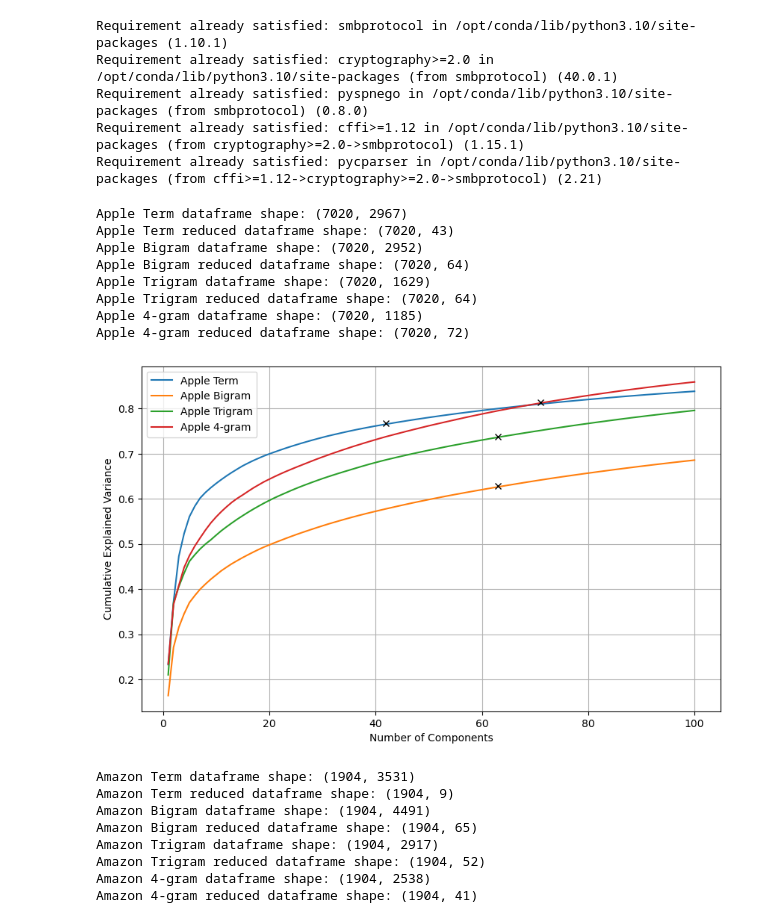
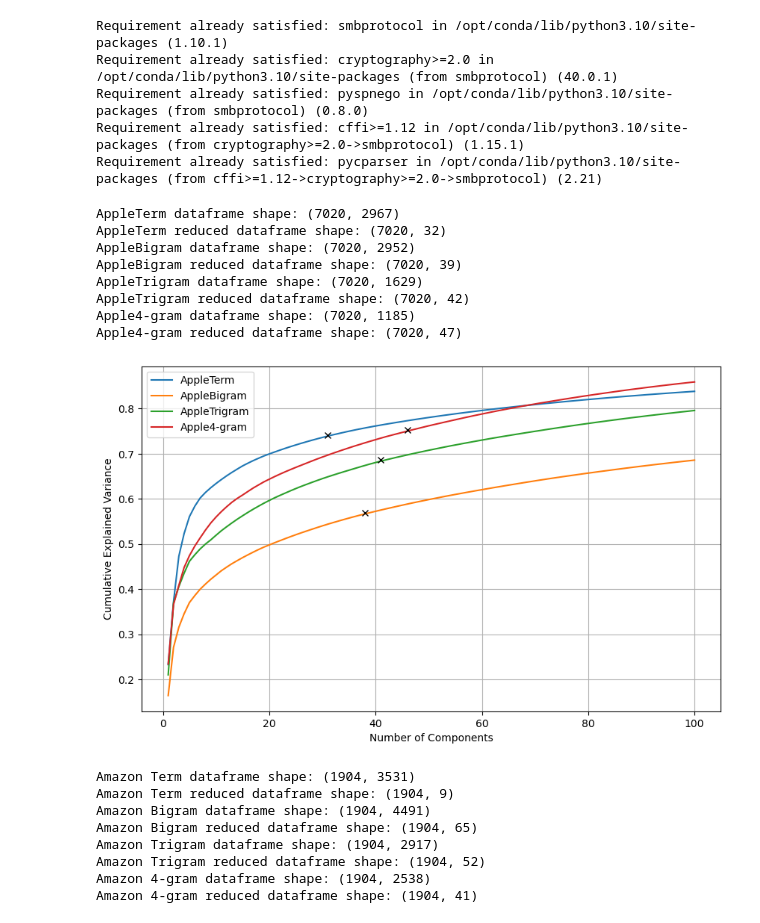
Before and after one commit to Matin-M/DTM-Predictor, a Jupyter notebook: Preprocessing/dimentionality_reduction.ipynb, the cells around one changed output. Cells and saved outputs as stored; diff of their text form; code cells hidden in the pictures.

```diff
--- a/Preprocessing/dimentionality_reduction.ipynb
+++ b/Preprocessing/dimentionality_reduction.ipynb
@@ -105,17 +105,17 @@ def plot_explained_variance(dataframes, titles, n_components=100, threshold=0.01
     plt.show()
 # %%
 # Plot the explained variance for the term, bigram, trigram and 4 gram dataframes for both amazon and apple
-plot_explained_variance([apple_term_df, apple_bigram_df, apple_trigram_df, apple_4gram_df], ['Apple Term', 'Apple Bigram', 'Apple Trigram', 'Apple 4-gram'], threshold=0.002)
+plot_explained_variance([apple_term_df, apple_bigram_df, apple_trigram_df, apple_4gram_df], ['AppleTerm', 'AppleBigram', 'AppleTrigram', 'Apple4-gram'], threshold=0.003)
 # %% [output]
-Apple Term dataframe shape: (7020, 2967)
-Apple Term reduced dataframe shape: (7020, 43)
-Apple Bigram dataframe shape: (7020, 2952)
-Apple Bigram reduced dataframe shape: (7020, 64)
-Apple Trigram dataframe shape: (7020, 1629)
-Apple Trigram reduced dataframe shape: (7020, 64)
-Apple 4-gram dataframe shape: (7020, 1185)
-Apple 4-gram reduced dataframe shape: (7020, 72)
+AppleTerm dataframe shape: (7020, 2967)
+AppleTerm reduced dataframe shape: (7020, 32)
+AppleBigram dataframe shape: (7020, 2952)
+AppleBigram reduced dataframe shape: (7020, 39)
+AppleTrigram dataframe shape: (7020, 1629)
+AppleTrigram reduced dataframe shape: (7020, 42)
+Apple4-gram dataframe shape: (7020, 1185)
+Apple4-gram reduced dataframe shape: (7020, 47)
-[figure, old version]
+[figure, new version]
 # %%
 plot_explained_variance([amazon_term_df, amazon_bigram_df, amazon_trigram_df, amazon_4gram_df], ['Amazon Term', 'Amazon Bigram', 'Amazon Trigram', 'Amazon 4-gram'], threshold=0.002)
 # %% [output]
```
Also changed, not shown: 12 other files.
